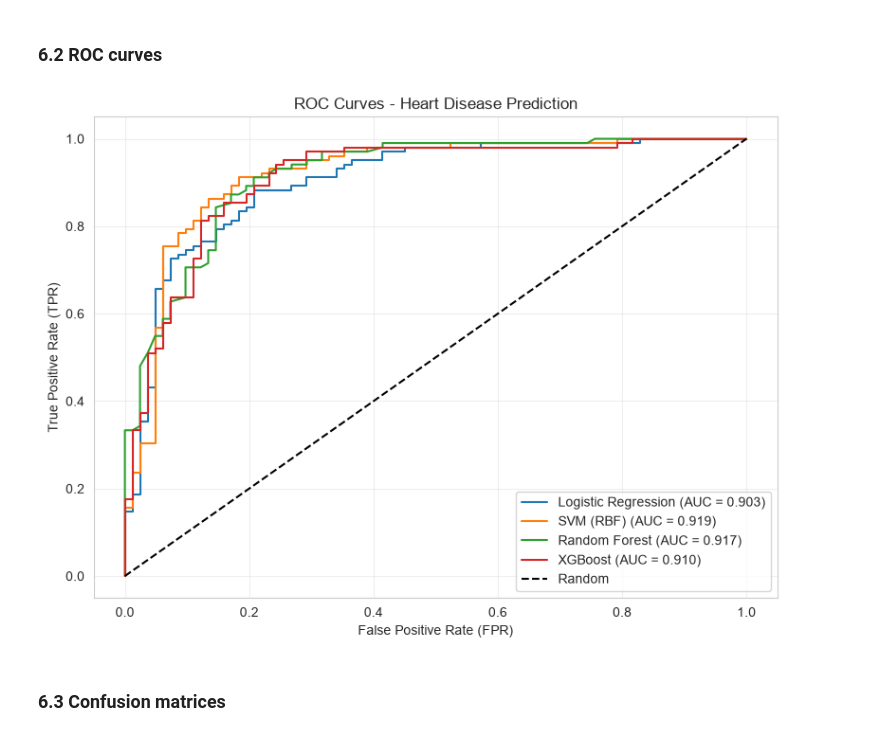
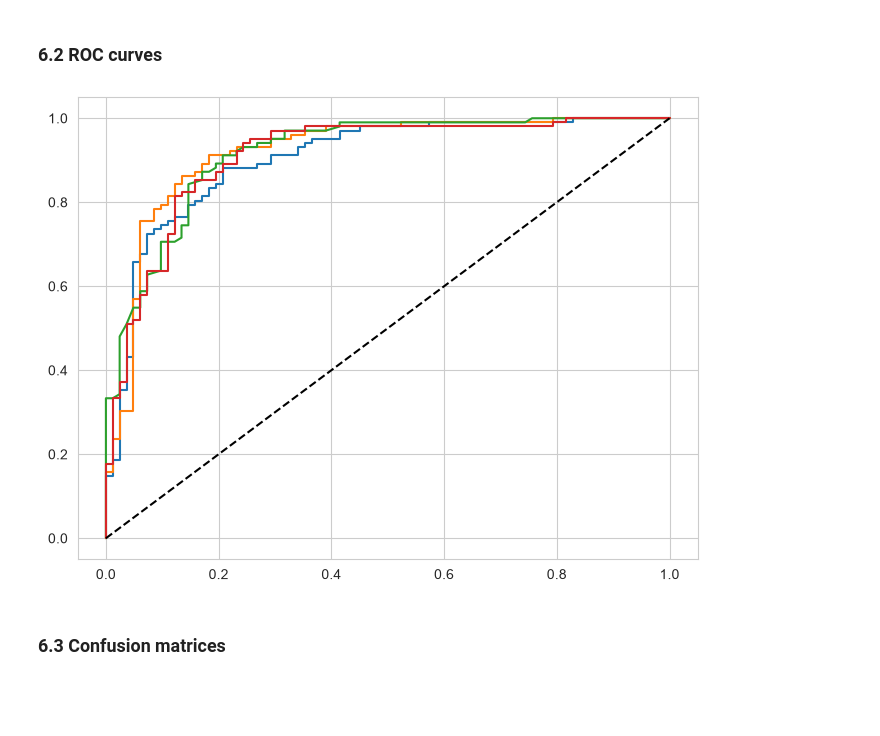
Before and after one commit to Sawadogo-cmk/CodeAlpha_HeartDiseasePrediction, a Jupyter notebook: heart_disease_prediction.ipynb, the cells around one changed output. Cells and saved outputs as stored; diff of their text form; code cells hidden in the pictures; blank space fills up the shorter version.

Commit message:
Add app preview screenshot and update visualizations

```diff
--- a/heart_disease_prediction.ipynb
+++ b/heart_disease_prediction.ipynb
@@ -321,22 +321,17 @@ plt.show()
 # %%
 fig, ax = plt.subplots(figsize=(8, 6))
 for name, model in trained_models.items():
     y_proba = model.predict_proba(X_test_scaled)[:, 1]
     fpr, tpr, _ = roc_curve(y_test, y_proba)
     auc = roc_auc_score(y_test, y_proba)
     ax.plot(fpr, tpr, label=f"{name} (AUC = {auc:.3f})")
 
 ax.plot([0, 1], [0, 1], "k--", label="Random")
-ax.set_xlabel("False Positive Rate (FPR)")
-ax.set_ylabel("True Positive Rate (TPR)")
-ax.set_title("ROC Curves - Heart Disease Prediction")
-ax.legend(loc="lower right")
-ax.grid(alpha=0.3)
-plt.tight_layout()
+...
 plt.savefig(f"{IMAGES_DIR}/roc_curves.png", dpi=150, bbox_inches="tight")
 plt.show()
 # %% [output]
-[figure, old version]
+[figure, new version]
 # %% [markdown]
 ### 6.3 Confusion matrices
 # %%
```
Also changed, not shown: 3 other files.
